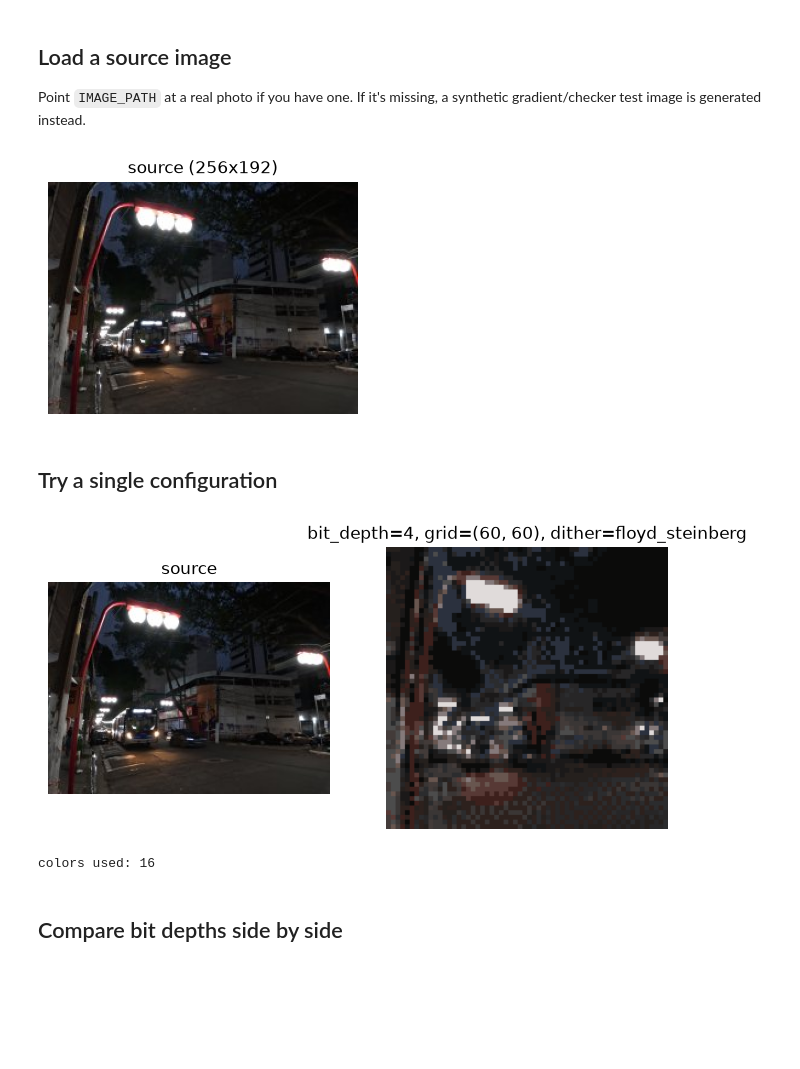
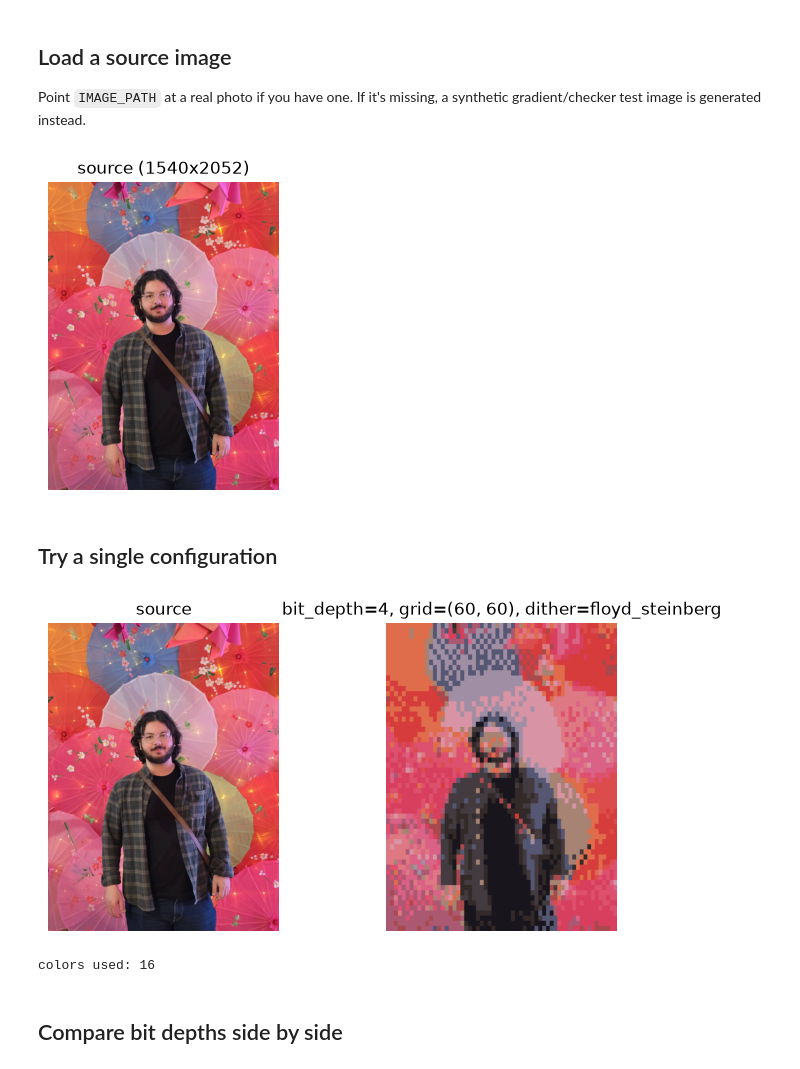
Before and after one commit to allmonty/bitmapper, a Jupyter notebook: notebooks/01_bitmapper_playground.ipynb, the cells around one changed output. Saved outputs shown, nothing was run; the diff lists cells and outputs as text; code cells hidden in the pictures; blank space fills up the shorter version.

```diff
--- a/notebooks/01_bitmapper_playground.ipynb
+++ b/notebooks/01_bitmapper_playground.ipynb
@@ -22,31 +22,34 @@ Available fixed palettes: ['c64', 'cga', 'ega', 'gameboy', 'pico8', 'vga256', 'z
 
 Point `IMAGE_PATH` at a real photo if you have one. If it's missing, a synthetic gradient/checker test image is generated instead.
 # %%
-IMAGE_PATH = Path.cwd().parent / "_images" / "DJI_20260614174001_0014_D.DNG"
+IMAGE_PATH = Path.cwd().parent / "_images" / "20260913_170036.jpg"
 
 if IMAGE_PATH.exists():
     source_image = np.array(Image.open(IMAGE_PATH).convert("RGB"))
 else:
     print(f"{IMAGE_PATH} not found, generating a synthetic test image instead.")
     size = 400
     yy, xx = np.mgrid[0:size, 0:size]
     r = (xx / size * 255).astype(np.uint8)
     g = (yy / size * 255).astype(np.uint8)
     b = (((xx + yy) / (2 * size)) * 255).astype(np.uint8)
     source_image = np.stack([r, g, b], axis=-1)
 
 plt.figure(figsize=(4, 4))
 plt.imshow(source_image)
 plt.title(f"source ({source_image.shape[1]}x{source_image.shape[0]})")
 plt.axis("off")
 plt.show()
 # %% [output]
-[figure, old version]
+[figure, new version]
 # %% [markdown]
 ## Try a single configuration
 # %%
+photo_size = (source_image.shape[1], source_image.shape[0])
+output_size = photo_size
+
 config = BitmapFilterConfig(
-    output_size=(600, 600),
+    output_size=output_size,
     grid_size=(60, 60),
     bit_depth=4,
     block_sampling="average",
@@ -68,7 +71,7 @@ plt.show()
 
 print("colors used:", len(set(map(tuple, result.output.reshape(-1, 3)))))
 # %% [output]
-[figure, old version]
+[figure, new version]
 colors used: 16
 # %% [markdown]
 ## Compare bit depths side by side
```
Also changed, not shown: parts of 4 cells of this notebook.
